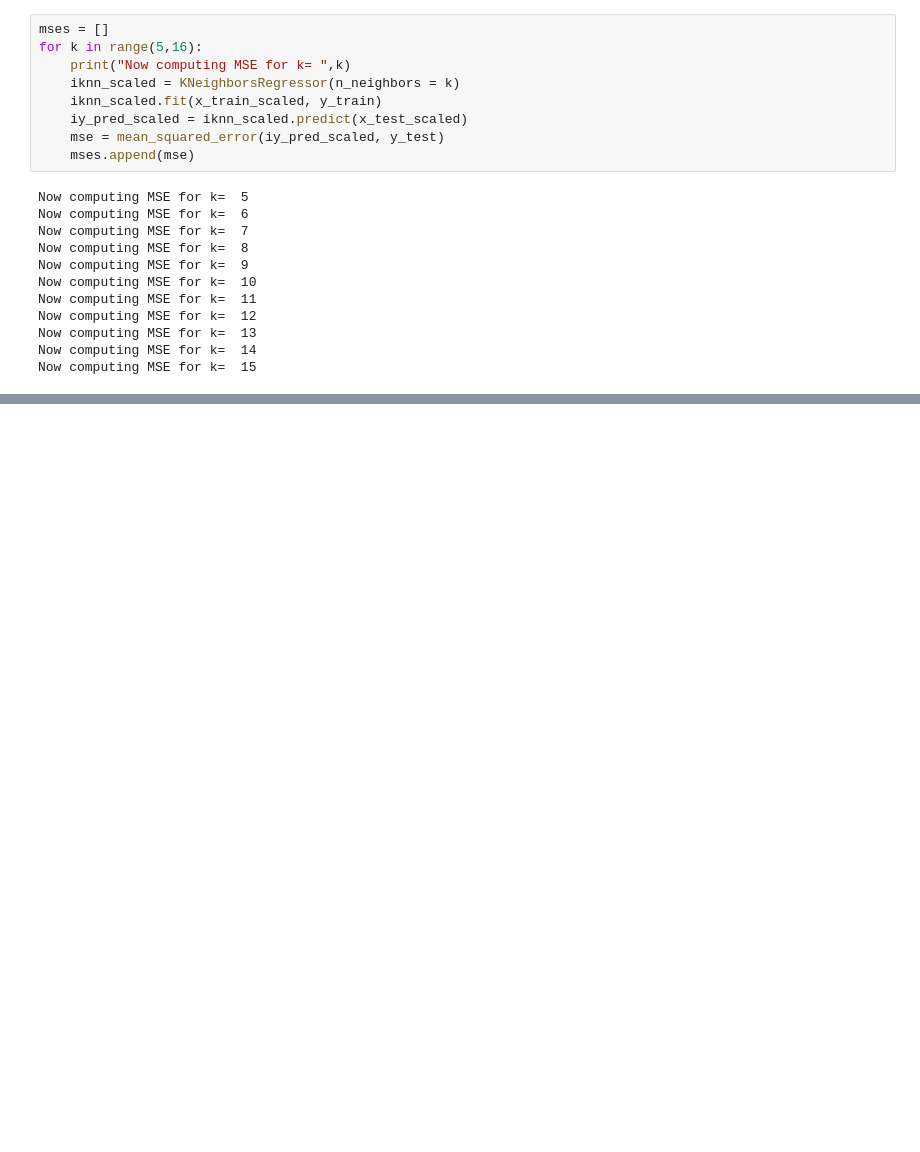
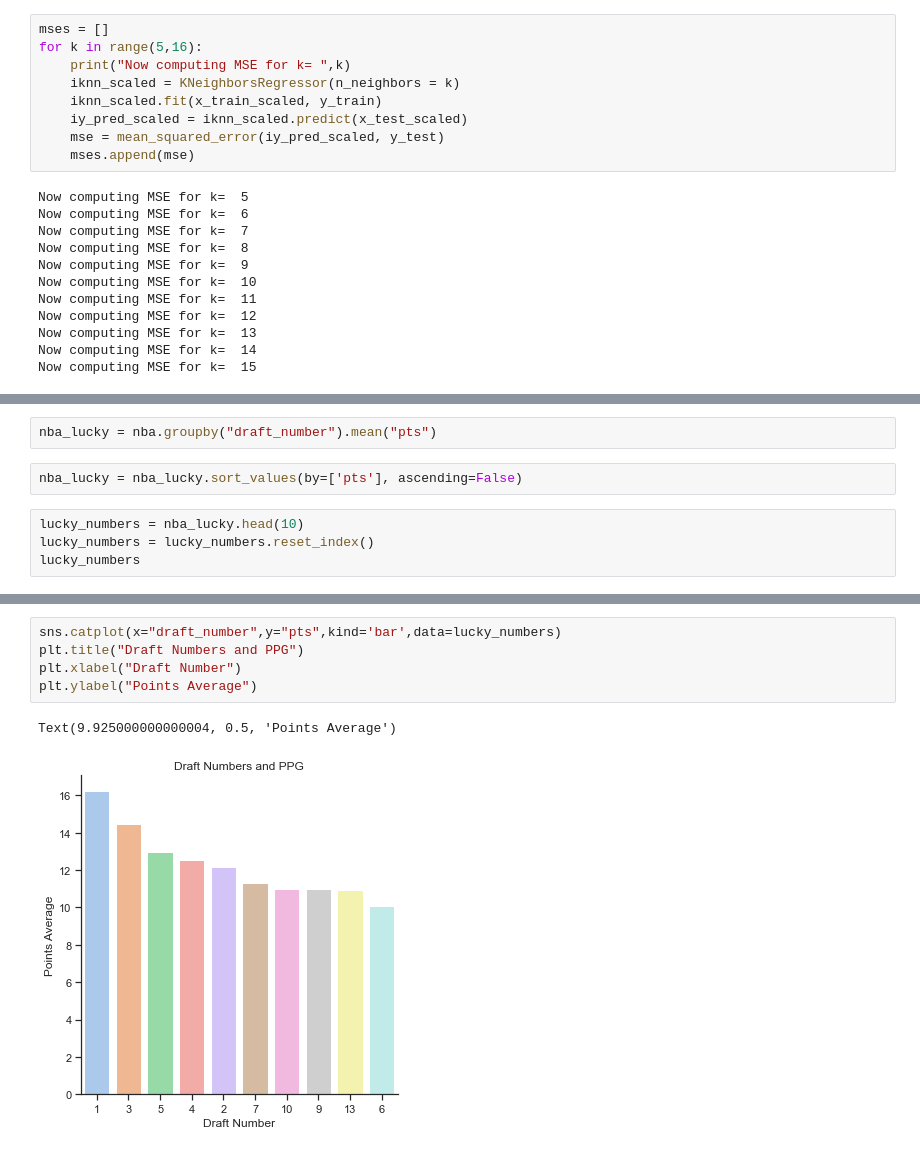
Before and after one commit to Ovalle3/nba-data-analysis, a Jupyter notebook: nba_2019.ipynb, the cells around one changed output, grey strips where cells are left out. Saved outputs shown, nothing was run; the diff lists cells and outputs as text; blank space fills up the shorter version.

```diff
--- a/nba_2019.ipynb
+++ b/nba_2019.ipynb
@@ -449,0 +607,8 @@ Text(0.5, 1.0, 'MSE for different numbers of neighbors')
+# %%
+nba_lucky = nba.groupby("draft_number").mean("pts")
+# %%
+nba_lucky = nba_lucky.sort_values(by=['pts'], ascending=False)
+# %%
+lucky_numbers = nba_lucky.head(10)
+lucky_numbers = lucky_numbers.reset_index()
+lucky_numbers
@@ -449,0 +627,8 @@ Text(0.5, 1.0, 'MSE for different numbers of neighbors')
+# %%
+sns.catplot(x="draft_number",y="pts",kind='bar',data=lucky_numbers)
+plt.title("Draft Numbers and PPG")
+plt.xlabel("Draft Number")
+plt.ylabel("Points Average")
+# %% [output]
+Text(9.925000000000004, 0.5, 'Points Average')
+[figure, added]
```
Also changed, not shown: parts of 35 cells of this notebook.
